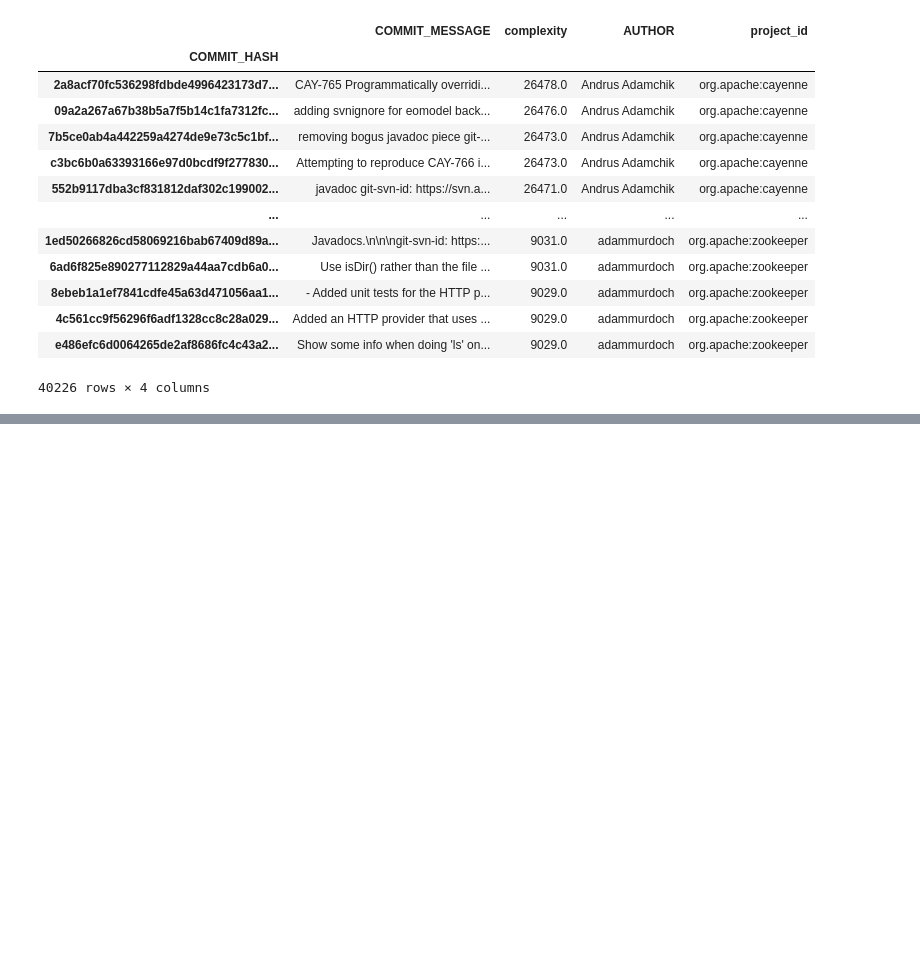
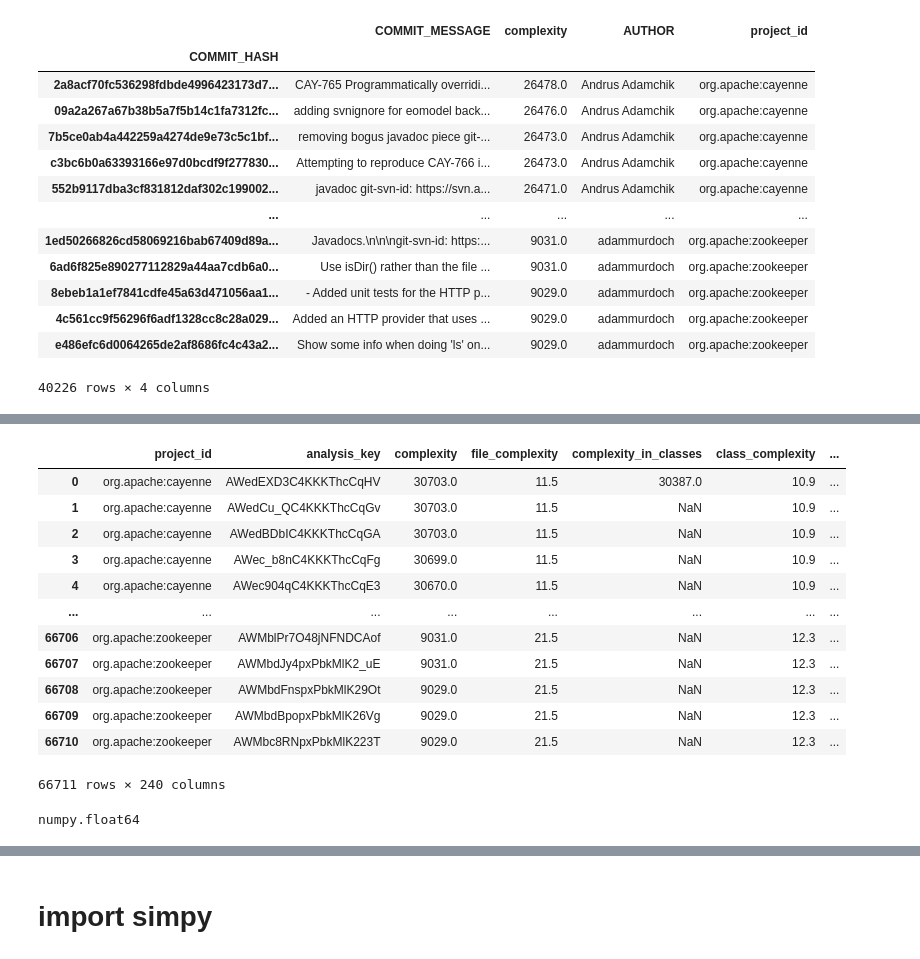
Before and after one commit to megaelius/EPAA, a Jupyter notebook: notebooks/TAED2_test_alex.ipynb, the cells around one changed output, grey strips where cells are left out. Cells and saved outputs as stored; diff of their text form; code cells hidden in the pictures; blank space fills up the shorter version.

```diff
--- a/notebooks/TAED2_test_alex.ipynb
+++ b/notebooks/TAED2_test_alex.ipynb
@@ -85,3 +78,23 @@ db_commits
+# %%
+db_measures
+# %% [output]
+|  | project_id | analysis_key | complexity | file_complexity | complexity_in_classes | class_complexity | ... |
+| 0 | org.apache:cayenne | AWedEXD3C4KKKThcCqHV | 30703.0 | 11.5 | 30387.0 | 10.9 | ... |
+| 1 | org.apache:cayenne | AWedCu_QC4KKKThcCqGv | 30703.0 | 11.5 | NaN | 10.9 | ... |
+| 2 | org.apache:cayenne | AWedBDbIC4KKKThcCqGA | 30703.0 | 11.5 | NaN | 10.9 | ... |
+| 3 | org.apache:cayenne | AWec_b8nC4KKKThcCqFg | 30699.0 | 11.5 | NaN | 10.9 | ... |
+| 4 | org.apache:cayenne | AWec904qC4KKKThcCqE3 | 30670.0 | 11.5 | NaN | 10.9 | ... |
+| ... | ... | ... | ... | ... | ... | ... | ... |
+| 66706 | org.apache:zookeeper | AWMblPr7O48jNFNDCAof | 9031.0 | 21.5 | NaN | 12.3 | ... |
+| 66707 | org.apache:zookeeper | AWMbdJy4pxPbkMlK2_uE | 9031.0 | 21.5 | NaN | 12.3 | ... |
+| 66708 | org.apache:zookeeper | AWMbdFnspxPbkMlK29Ot | 9029.0 | 21.5 | NaN | 12.3 | ... |
+| 66709 | org.apache:zookeeper | AWMbdBpopxPbkMlK26Vg | 9029.0 | 21.5 | NaN | 12.3 | ... |
+| 66710 | org.apache:zookeeper | AWMbc8RNpxPbkMlK223T | 9029.0 | 21.5 | NaN | 12.3 | ... |
+66711 rows × 240 columns
+# %%
+type(db_measures["complexity"][0])
+# %% [output]
+numpy.float64
 # %%
 path2 = "/Users/alex/Desktop/4t/TAED2/EPAA/data/raw/The-Technical-Debt-Dataset-CSV/PROJECTS.csv"
 db2 = pd.read_csv(path2)
@@ -104,3 +117,5 @@ db2
 | 28 | cayenne | https://github.com/apache/cayenne | https://issues.apache.org/jira/pr... | org.apache:cayenne | org.apache:cayenne |
 | 29 | hive | https://github.com/apache/hive | https://issues.apache.org/jira/pr... | org.apache:hive | org.apache:hive |
 | 30 | thrift | https://github.com/apache/thrift | https://issues.apache.org/jira/pr... | org.apache:thrift | org.apache:thrift |
+# %% [markdown]
+# import simpy
```
Also changed, not shown: parts of 7 cells of this notebook, 1 other file.
